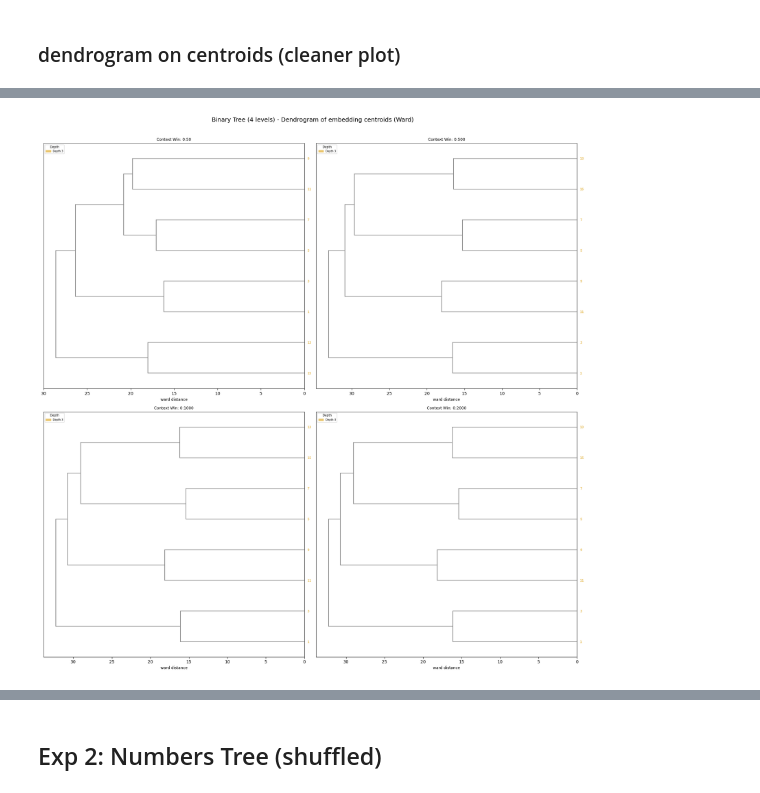
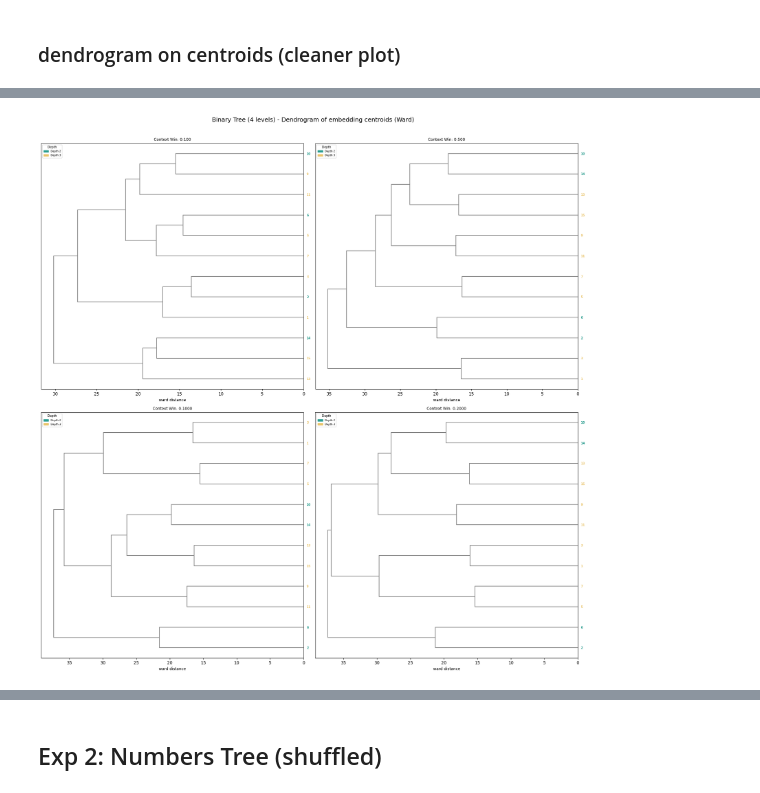
Before and after one commit to Project-Hindenburg/hico, a Jupyter notebook: notebooks/plot_trees.ipynb, the cells around one changed output, grey strips where cells are left out. Drawn from its saved outputs; the diff is of its cells as text; code cells hidden in the pictures.

```diff
--- a/notebooks/plot_trees.ipynb
+++ b/notebooks/plot_trees.ipynb
@@ -101,8 +110,9 @@ plt.show()
 fig, axes = plt.subplots(2, 2, figsize=(18, 18))
 
 layer = 3 # quale livello dell'albero dendrogrammo
+layer2 = 2 # quale livello dell'albero dendrogrammo per i centroidi
 
-toks_layer_l = [toks for toks, depth in hp_tree.token_to_group.items() if depth == layer]
+toks_layer_l = [toks for toks, depth in hp_tree.token_to_group.items() if depth == layer or depth == layer2]
 ids_layer_l = [hp_tree.word_to_tid[tok] for tok in toks_layer_l]
 
 for ax, win in zip(axes.flat, CTX_LENS):
@@ -136,4 +148,4 @@ Processing context length: 50
 Processing context length: 500
 Processing context length: 1000
 Processing context length: 2000
-[figure, old version]
+[figure, new version]
```
Also changed, not shown: parts of 15 cells of this notebook, 3 other files.
